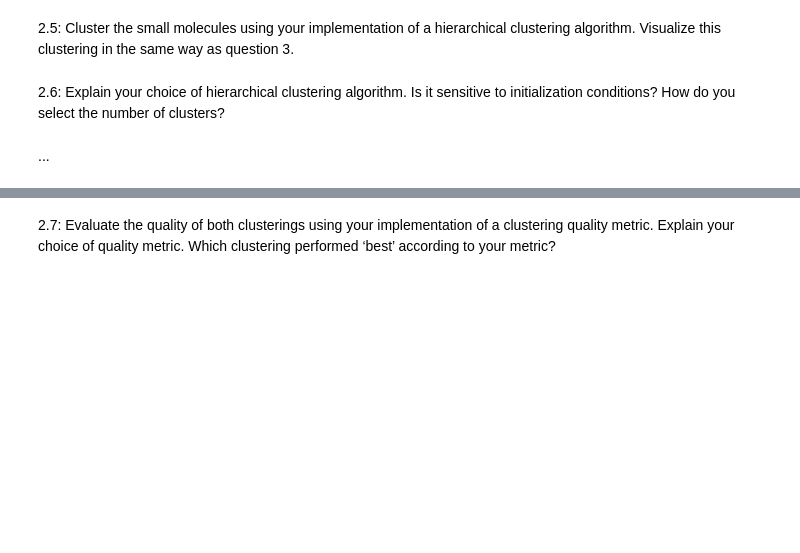
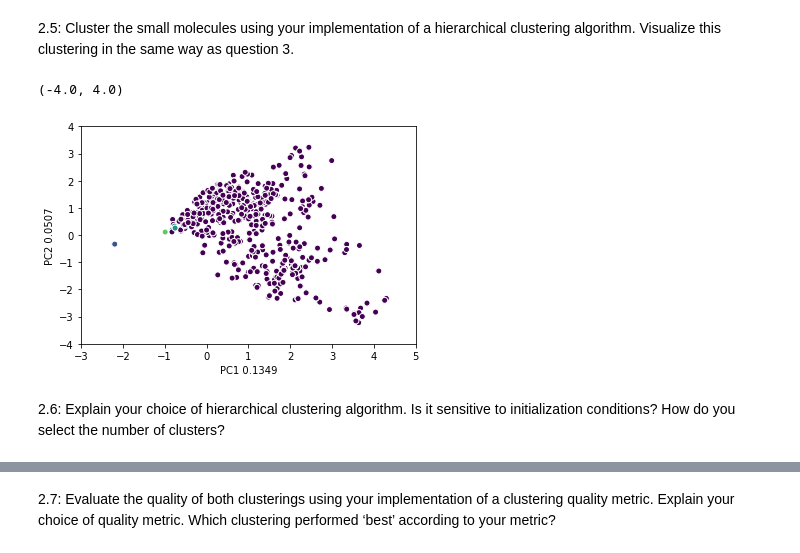
Before and after one commit to zagerpatrick/Project2, a Jupyter notebook: Patrick_Zager_BMI203_HW2.ipynb, the cells around one changed output, grey strips where cells are left out. Drawn from its saved outputs; the diff is of its cells as text; code cells hidden in the pictures; blank space fills up the shorter version.

```diff
--- a/Patrick_Zager_BMI203_HW2.ipynb
+++ b/Patrick_Zager_BMI203_HW2.ipynb
@@ -89,6 +89,32 @@ k-modes is very sensitive to initialization conditions as the user must specify
 # %% [markdown]
 2.5: Cluster the small molecules using your implementation of a hierarchical clustering algorithm. Visualize this clustering in the same way as question 3.
+# %%
+# Randomly sample from the ligand array to reduce computation time
+
+rand_ind = np.random.choice(np.arange(0, len(ligand_array)), 1000)
+ligand_array_sample = ligand_array[rand_ind]
+# %%
+# Perform single linkage hierarchical clustering
+
+SLC = algs.HierarchicalClustering(ligand_array_sample, 0.42)
+p_lab = SLC.cluster()
+# %%
+# Calculate principal components
+
+pca = PCA(n_components = 2)
+pca.fit(ligand_array_sample)
+pc1_ver, pc2_ver = pca.explained_variance_ratio_[0], pca.explained_variance_ratio_[1]
+p = pca.transform(ligand_array_sample)
+# %%
+# Plot first two components
+
+plt.scatter(p[:,0], p[:,1], c=p_lab, edgecolors='w')
+plt.xlabel('PC1 %.4f' % (pc1_ver))
+plt.ylabel('PC2 %.4f' % (pc2_ver))
+plt.xlim(-3,5)
+plt.ylim(-4,4)
+# %% [output]
+(-4.0, 4.0)
+[figure, added]
 # %% [markdown]
 2.6: Explain your choice of hierarchical clustering algorithm. Is it sensitive to initialization conditions? How do you select the number of clusters?
-# %% [markdown]
-...
```
Also changed, not shown: parts of 5 cells of this notebook, 1 other file.
